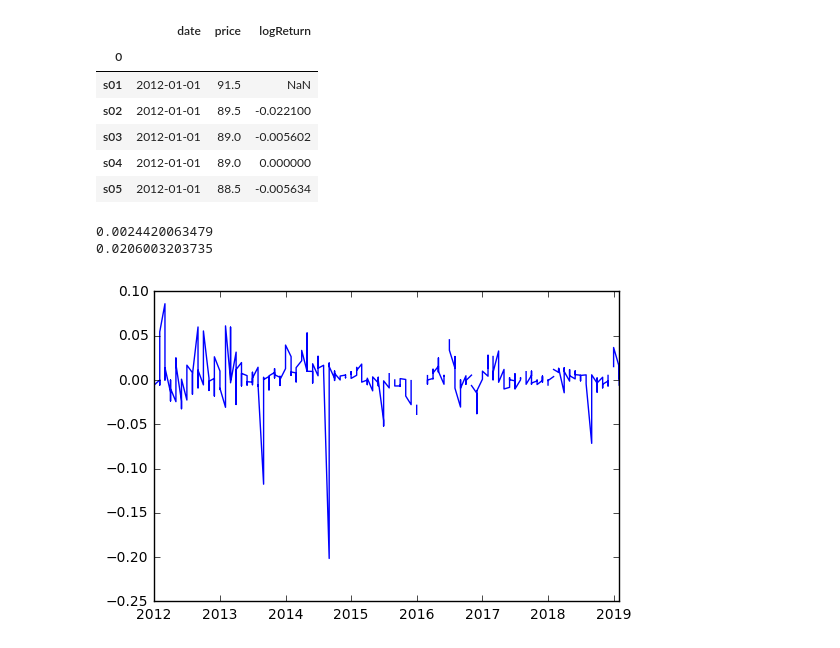
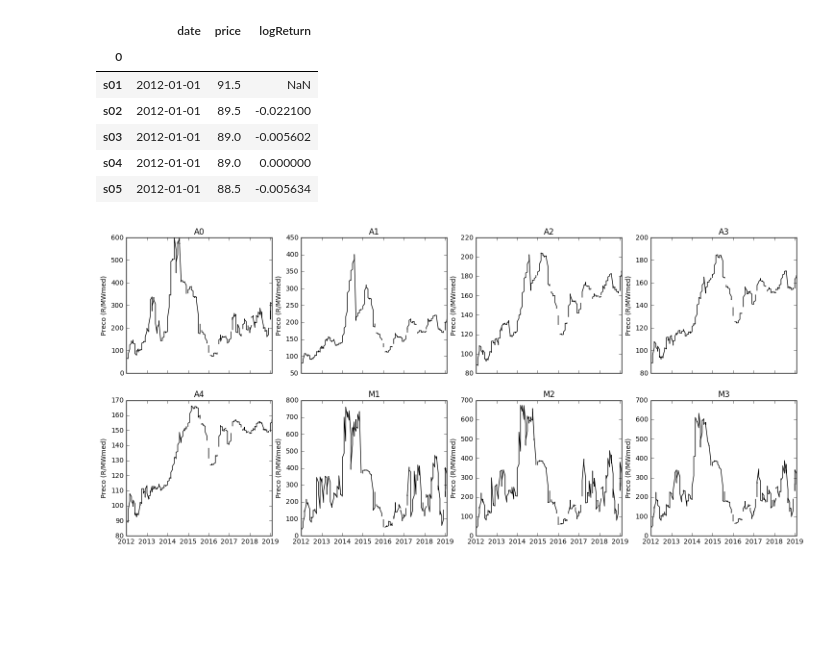
Before and after one commit to pedroargento/Mestrado, a Jupyter notebook: codigo.ipynb, the cells around one changed output. Saved outputs shown, nothing was run; the diff lists cells and outputs as text; code cells hidden in the pictures; blank space fills up the shorter version.

```diff
--- a/codigo.ipynb
+++ b/codigo.ipynb
@@ -24,12 +24,6 @@ data = {'M1': '2019-03-01_15-12-06_Evolucao_historica_da__Media__na_serie_M__1_n
         'A2': '2019-03-01_15-16-45_Evolucao_historica_da__Media__na_serie_A__2_na_fonte_Convencional_SE_.xlsx',
         'A3': '2019-03-01_15-16-58_Evolucao_historica_da__Media__na_serie_A__3_na_fonte_Convencional_SE_.xlsx',
         'A4': '2019-03-01_15-17-12_Evolucao_historica_da__Media__na_serie_A__4_na_fonte_Convencional_SE_.xlsx'}
-
-
-file = data['A2']
-df = readData(file)
-df.drop([0],axis = 0)
-df.head()
 # %% [output]
 |  | date | price | logReturn |
 | 0 |  |  |  |
@@ -38,11 +32,18 @@ df.head()
 | s03 | 2012-01-01 | 89.0 | -0.005602 |
 | s04 | 2012-01-01 | 89.0 | 0.000000 |
 | s05 | 2012-01-01 | 88.5 | -0.005634 |
-# %%
-plt.plot(df.date, df.logReturn)
-print(df.logReturn.mean())
-print(df.logReturn.std())
-# %% [output]
-0.0024420063479
-0.0206003203735
-[figure, removed]
+# %%
+k = 0
+products = sorted(data.keys())
+fig, ax = plt.subplots(2, 4, sharex='col', figsize = (18,8))
+for i in range(2):
+    for j in range(4):
+        df = readData(data[products[k]])
+        ax[i, j].plot(df.date,df.price, 'k')
+        ax[i, j].set_title(products[k])
+        ax[i,j].set(ylabel='Preco (R/MWmed)')
+        k = k + 1
+
+fig.savefig(ospath(os.getcwd() + '/figs/priceSeries.png'))
+# %% [output]
+[figure, added]
```
Also changed, not shown: parts of 20 cells of this notebook, 7 other files.
